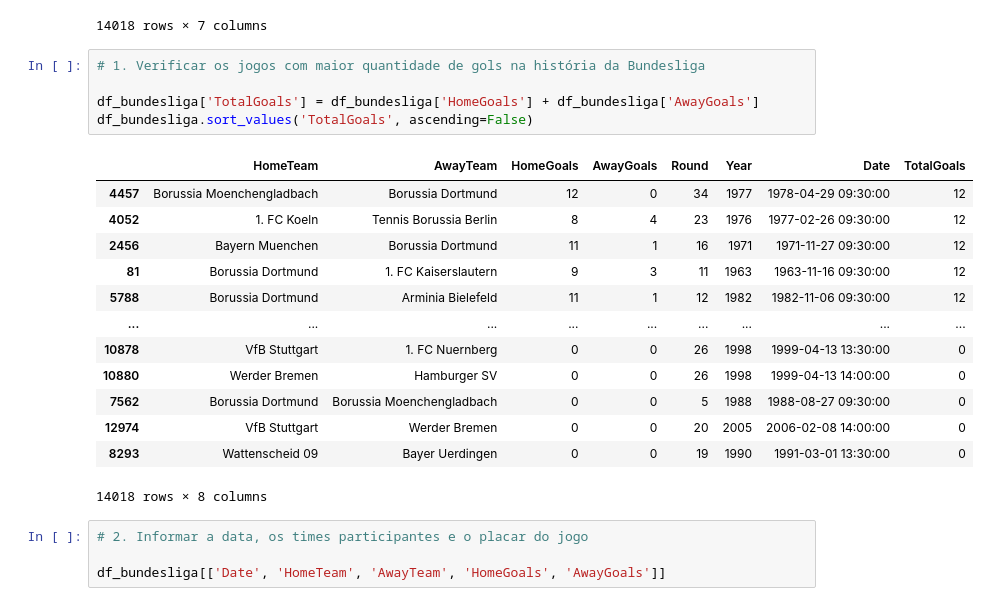
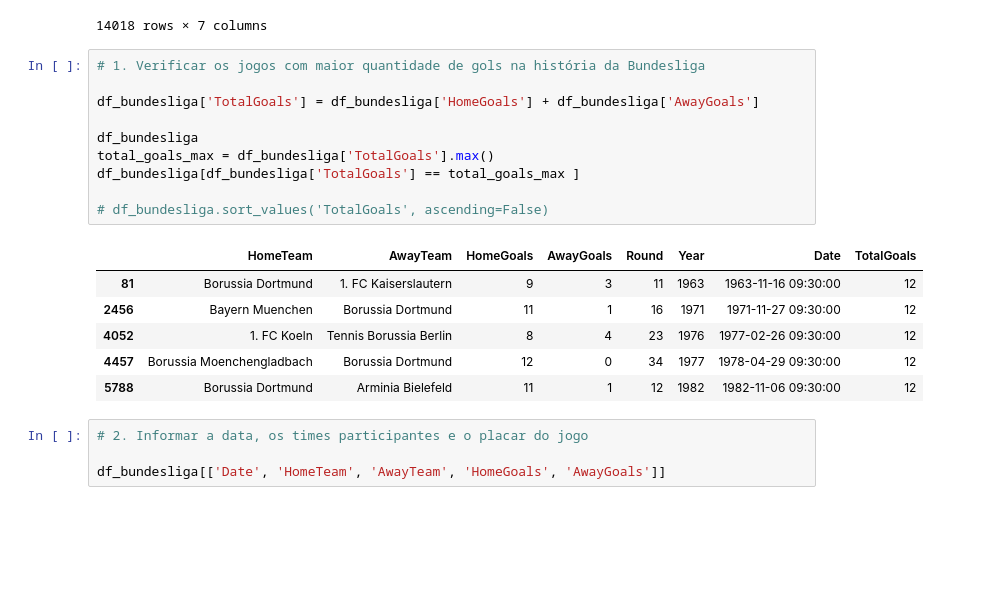
Before and after one commit to dsreliete/Womakerscode-DA-desafio_squad, a Jupyter notebook: desafio1.ipynb, the cells around one changed output. Cells and saved outputs as stored; diff of their text form; blank space fills up the shorter version.

```diff
--- a/desafio1.ipynb
+++ b/desafio1.ipynb
@@ -243,22 +254,20 @@ df_bundesliga
 # %%
 # 1. Verificar os jogos com maior quantidade de gols na história da Bundesliga
 
 df_bundesliga['TotalGoals'] = df_bundesliga['HomeGoals'] + df_bundesliga['AwayGoals']
-df_bundesliga.sort_values('TotalGoals', ascending=False)
+
+df_bundesliga
+total_goals_max = df_bundesliga['TotalGoals'].max()
+df_bundesliga[df_bundesliga['TotalGoals'] == total_goals_max ]
+
+# df_bundesliga.sort_values('TotalGoals', ascending=False)
 # %% [output]
 |  | HomeTeam | AwayTeam | HomeGoals | AwayGoals | Round | Year | Date | TotalGoals |
+| 81 | Borussia Dortmund | 1. FC Kaiserslautern | 9 | 3 | 11 | 1963 | 1963-11-16 09:30:00 | 12 |
+| 2456 | Bayern Muenchen | Borussia Dortmund | 11 | 1 | 16 | 1971 | 1971-11-27 09:30:00 | 12 |
+| 4052 | 1. FC Koeln | Tennis Borussia Berlin | 8 | 4 | 23 | 1976 | 1977-02-26 09:30:00 | 12 |
 | 4457 | Borussia Moenchengladbach | Borussia Dortmund | 12 | 0 | 34 | 1977 | 1978-04-29 09:30:00 | 12 |
-| 4052 | 1. FC Koeln | Tennis Borussia Berlin | 8 | 4 | 23 | 1976 | 1977-02-26 09:30:00 | 12 |
-| 2456 | Bayern Muenchen | Borussia Dortmund | 11 | 1 | 16 | 1971 | 1971-11-27 09:30:00 | 12 |
-| 81 | Borussia Dortmund | 1. FC Kaiserslautern | 9 | 3 | 11 | 1963 | 1963-11-16 09:30:00 | 12 |
 | 5788 | Borussia Dortmund | Arminia Bielefeld | 11 | 1 | 12 | 1982 | 1982-11-06 09:30:00 | 12 |
-| ... | ... | ... | ... | ... | ... | ... | ... | ... |
-| 10878 | VfB Stuttgart | 1. FC Nuernberg | 0 | 0 | 26 | 1998 | 1999-04-13 13:30:00 | 0 |
-| 10880 | Werder Bremen | Hamburger SV | 0 | 0 | 26 | 1998 | 1999-04-13 14:00:00 | 0 |
-| 7562 | Borussia Dortmund | Borussia Moenchengladbach | 0 | 0 | 5 | 1988 | 1988-08-27 09:30:00 | 0 |
-| 12974 | VfB Stuttgart | Werder Bremen | 0 | 0 | 20 | 2005 | 2006-02-08 14:00:00 | 0 |
-| 8293 | Wattenscheid 09 | Bayer Uerdingen | 0 | 0 | 19 | 1990 | 1991-03-01 13:30:00 | 0 |
-14018 rows × 8 columns
 # %%
 # 2. Informar a data, os times participantes e o placar do jogo
 
```
Also changed, not shown: parts of 8 cells of this notebook.
